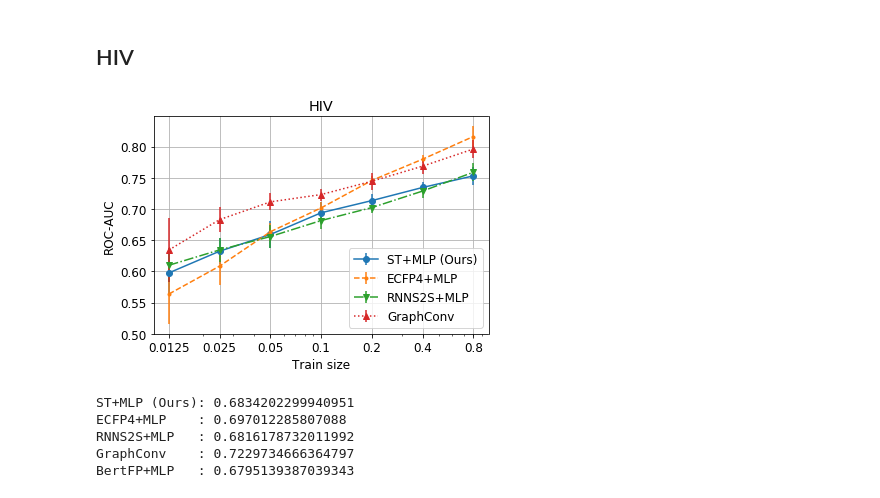
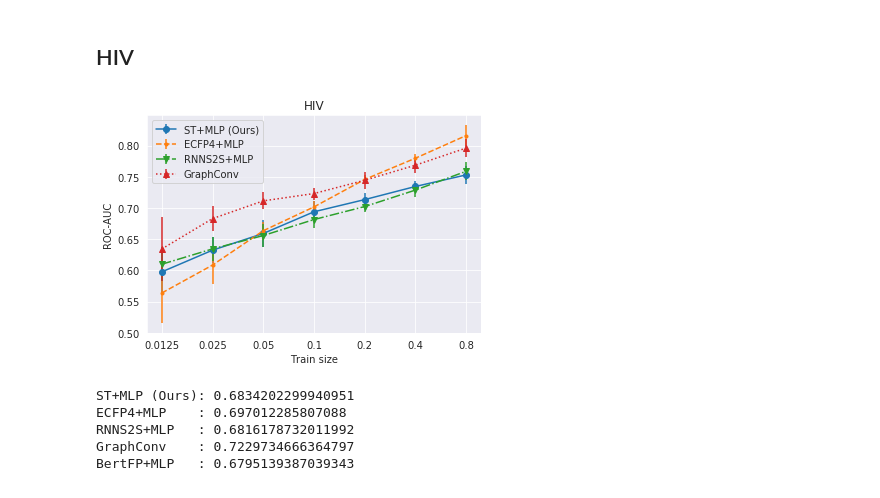
Before and after one commit to DSPsleeporg/smiles-transformer, a Jupyter notebook: smiles_transformer/baseline.ipynb, the cells around one changed output. Drawn from its saved outputs; the diff is of its cells as text; code cells hidden in the pictures.

```diff
--- a/smiles_transformer/baseline.ipynb
+++ b/smiles_transformer/baseline.ipynb
@@ -2,7 +2,9 @@
 import numpy as np
 import pandas as pd
 from matplotlib import pyplot as plt
-# CMYK
+import seaborn as sns
+sns.set_style('darkgrid')
+
 r = 2**np.arange(7)/80
 print(r)
 # %% [output]
@@ -402,25 +396,25 @@ scores_bert = [
 # %%
 plt.figure(figsize=(6,4))
 res_5_1 = dict_to_auc(scores_st)
 res_5_2 = dict_to_auc(scores_ecfp)
 res_5_3 = dict_to_auc(scores_rnn)
 res_5_4 = dict_to_auc(scores_gc)
 res_5_5 = dict_to_auc(scores_bert)
 plt.errorbar(r, res_5_1[0], yerr=res_5_1[1], fmt='o-', label='ST+MLP (Ours)')
 plt.errorbar(r, res_5_2[0], yerr=res_5_2[1], fmt='.--', label='ECFP4+MLP')
 plt.errorbar(r, res_5_3[0], yerr=res_5_3[1], fmt='v-.', label='RNNS2S+MLP')
 plt.errorbar(r, res_5_4[0], yerr=res_5_4[1], fmt='^:', label='GraphConv')
 #plt.errorbar(r, res_5_5[0], yerr=res_5_5[1], fmt='o-', label='')
 plt.xlabel('Train size')
 plt.ylabel('ROC-AUC')
 plt.xscale('log')
 plt.xticks(r, r)
 plt.title('HIV')
 plt.legend()
-plt.grid()
+#plt.grid()
 plt.show()
 # %% [output]
-[figure, old version]
+[figure, new version]
 # %%
 print('ST+MLP (Ours):', np.mean(auc_1[0]))
 print('ECFP4+MLP    :', np.mean(auc_2[0]))
```
Also changed, not shown: parts of 16 cells of this notebook, 6 other files.
